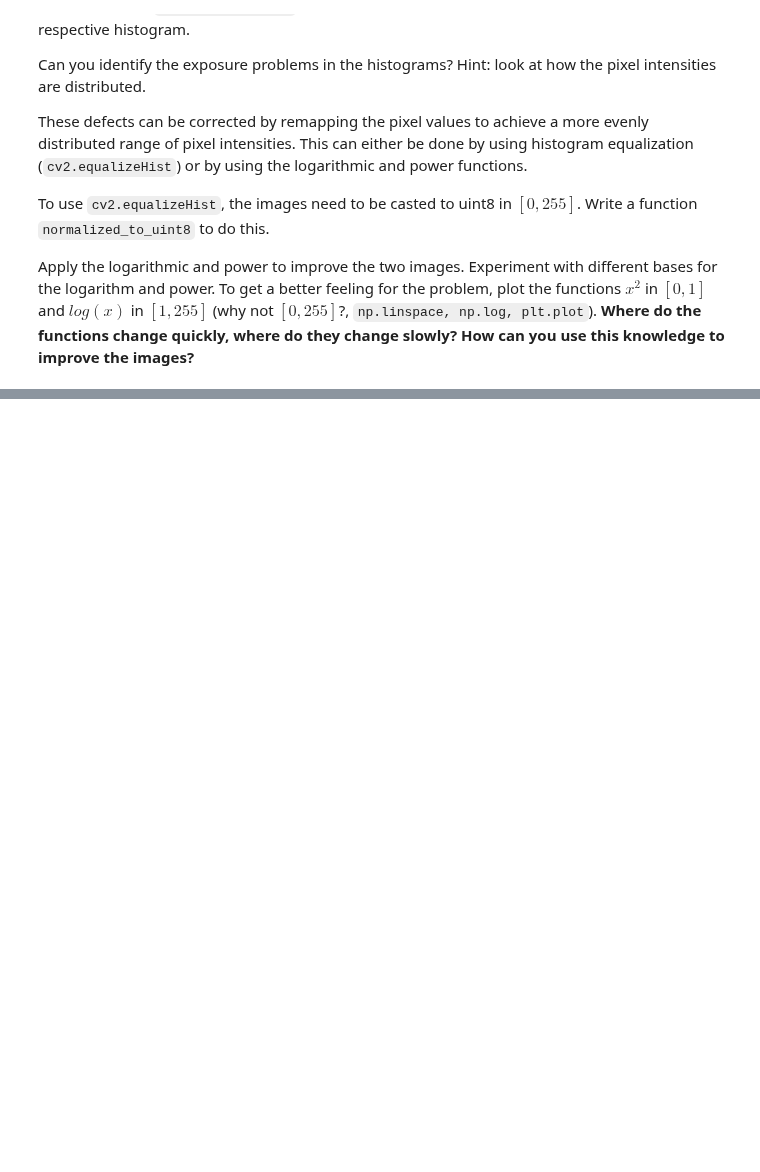
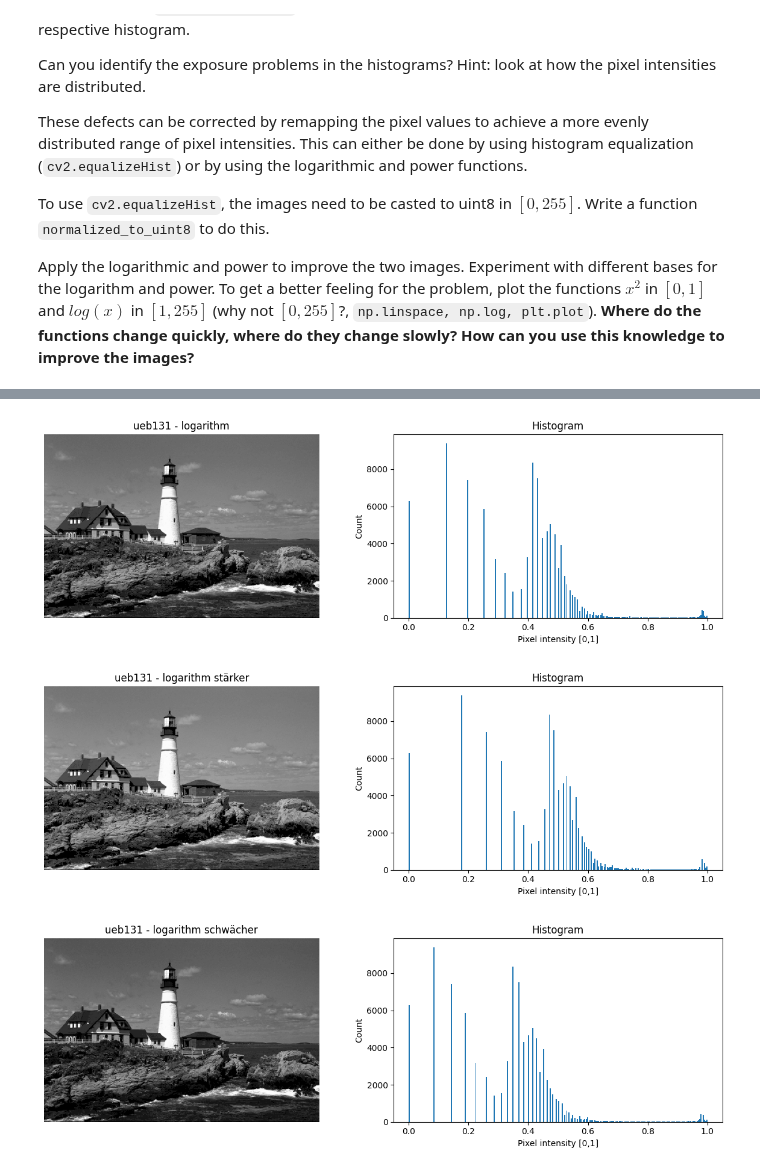
Before and after one commit to Jette-j/Computervision, a Jupyter notebook: exercise_1.ipynb, the cells around one changed output, grey strips where cells are left out. Saved outputs shown, nothing was run; the diff lists cells and outputs as text; code cells hidden in the pictures; blank space fills up the shorter version.

```diff
--- a/exercise_1.ipynb
+++ b/exercise_1.ipynb
@@ -245,0 +292,22 @@ def normalized_to_uint8(image):
+# %%
+# TODO: transform and display ueb131.png
+img1_uint8 = normalized_to_uint8(img1)
+
+# Logarithmus anwenden (experimentiere mit dem Faktor!)
+img1_log = np.log(img1_uint8.astype(np.float32) + 1)  # +1 wegen log(0)!
+img1_log = img1_log / img1_log.max()  # normalisieren auf [0,1]
+
+display_with_hist(img1_log, title="ueb131 - logarithm")
+# Stärkerer Effekt: höherer Faktor vor dem log
+img1_log2 = np.log(img1_uint8.astype(np.float32) * 2 + 1)
+img1_log2 = img1_log2 / img1_log2.max()
+display_with_hist(img1_log2, title="ueb131 - logarithm stärker")
+
+# Schwächerer Effekt
+img1_log3 = np.log(img1_uint8.astype(np.float32) * 0.5 + 1)
+img1_log3 = img1_log3 / img1_log3.max()
+display_with_hist(img1_log3, title="ueb131 - logarithm schwächer")
+# %% [output]
+[figure, added]
+[figure, added]
+[figure, added]
```
Also changed, not shown: parts of 16 cells of this notebook.
